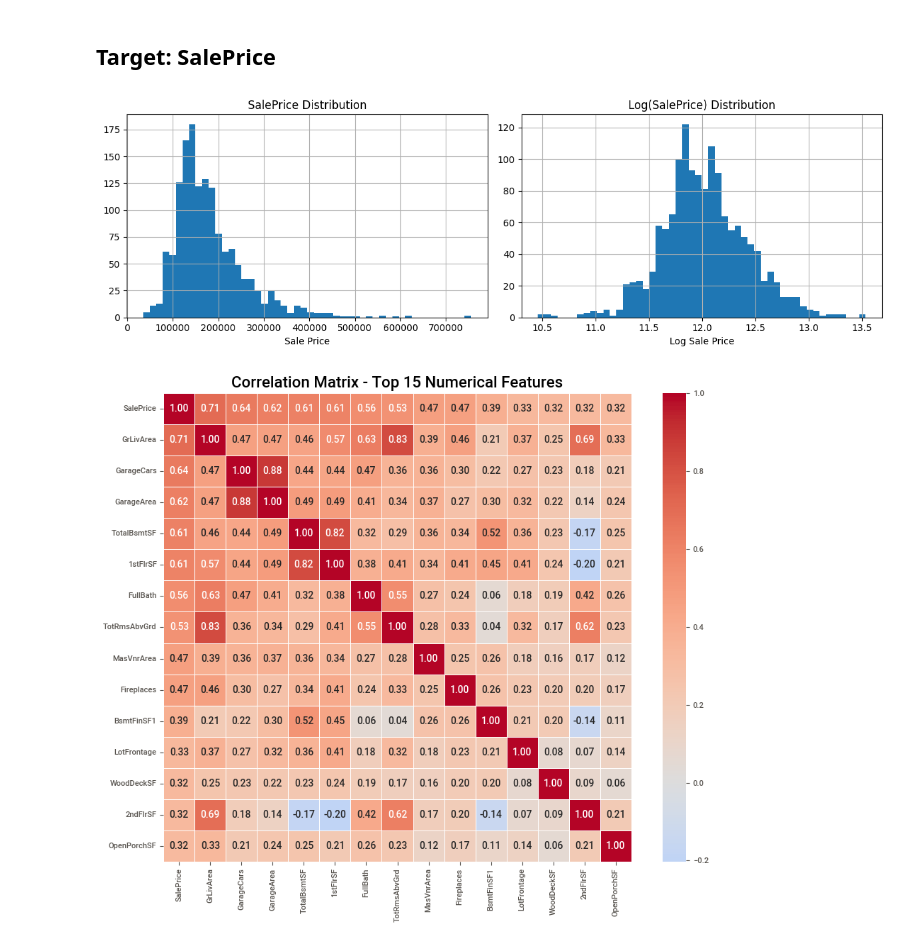
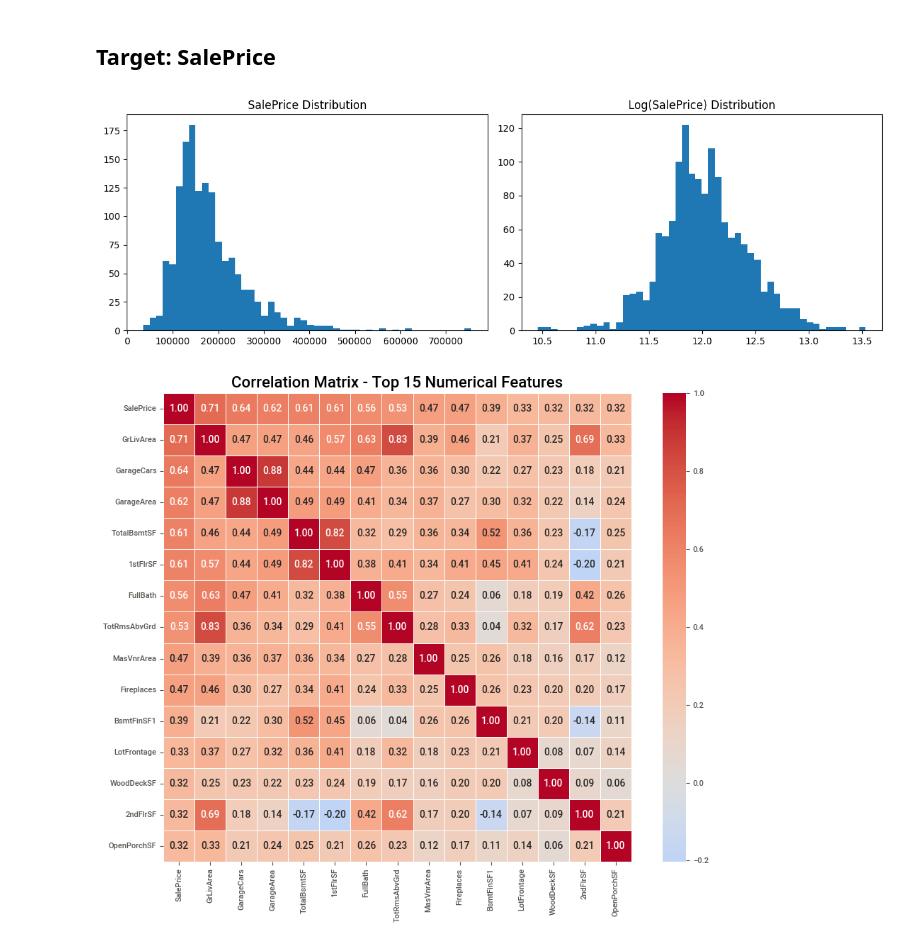
Before and after one commit to nh-adorie/adorie-data-projects, a Jupyter notebook: house-prices/01_eda_features_engineering.ipynb, the cells around one changed output. Cells and saved outputs as stored; diff of their text form; code cells hidden in the pictures.

```diff
--- a/house-prices/01_eda_features_engineering.ipynb
+++ b/house-prices/01_eda_features_engineering.ipynb
@@ -234,18 +234,17 @@ Series([], dtype: int64)
 # %% [markdown]
 ## Target: SalePrice
 # %%
+fig, axs = plt.subplots(1, 2, figsize=(12, 4))
+
 # Distribution of SalePrice
-plt.figure(figsize=(12, 4))
-plt.subplot(1, 2, 1)
-train_df['SalePrice'].hist(bins=50)
-plt.title('SalePrice Distribution')
-plt.xlabel('Sale Price')
+axs[0].hist(train_df['SalePrice'], bins=50)
+axs[0].set_title('SalePrice Distribution')
 
-plt.subplot(1, 2, 2)
-np.log1p(train_df['SalePrice']).hist(bins=50)
-plt.title('Log(SalePrice) Distribution')
-plt.xlabel('Log Sale Price')
+# Distribution of Log(SalePrice)
+axs[1].hist(np.log1p(train_df['SalePrice']), bins=50)
+axs[1].set_title('Log(SalePrice) Distribution')
+
 plt.tight_layout()
 plt.show()
 # %% [output]
-[figure, old version]
+[figure, new version]
```
Also changed, not shown: parts of 1 cell of this notebook, 1 other file.
